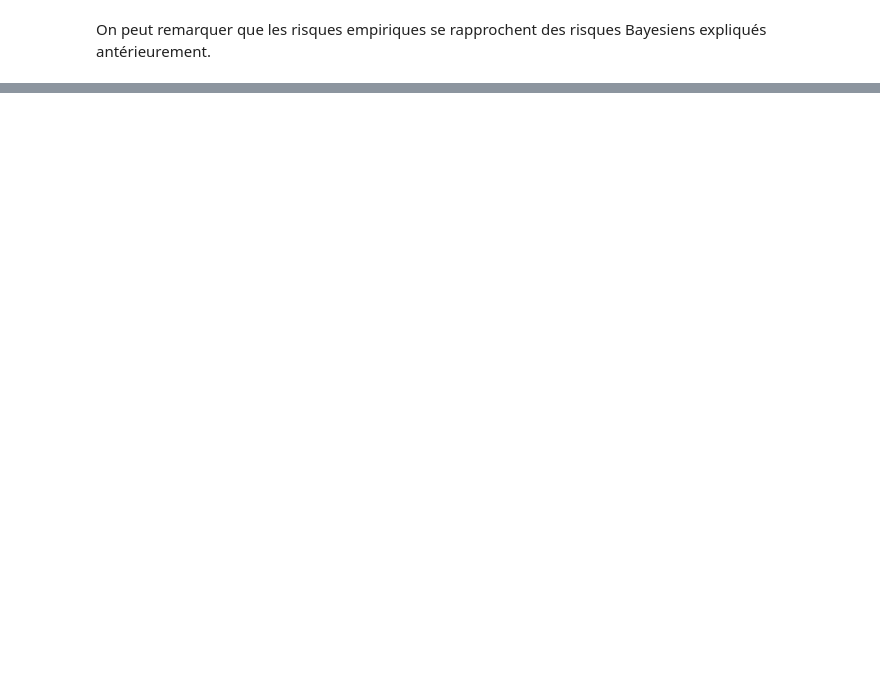
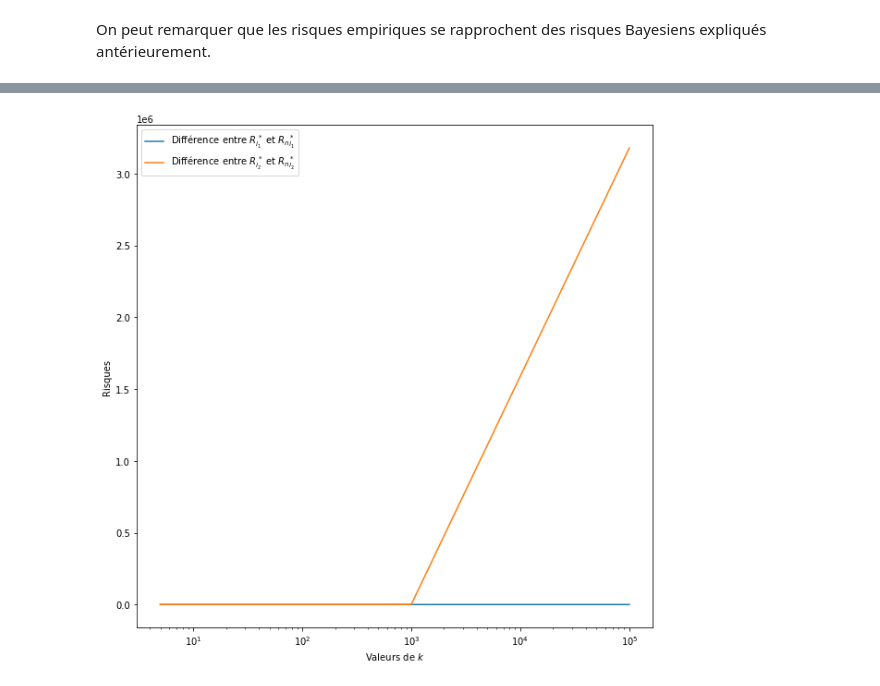
Before and after one commit to Bast-94/FTML-project, a Jupyter notebook: 2-Bayes_risk_with_absolute_loss.ipynb, the cells around one changed output, grey strips where cells are left out. Saved outputs shown, nothing was run; the diff lists cells and outputs as text; code cells hidden in the pictures; blank space fills up the shorter version.

```diff
--- a/2-Bayes_risk_with_absolute_loss.ipynb
+++ b/2-Bayes_risk_with_absolute_loss.ipynb
@@ -174,0 +190,11 @@ On peut remarquer que les risques empiriques se rapprochent des risques Bayesien
+# %%
+k_list = [5, 10, 20, 50, 100, 500, 1000, int(1e5)]
+
+risks_list = []
+for k in k_list:
+    risks_list.append(
+        make_simulation(k=k, n_samples=int(1e7), n_samples_to_display=200)
+    )
+
+risks = np.asarray(risks_list)
+print(risks)
@@ -174,0 +210,24 @@ On peut remarquer que les risques empiriques se rapprochent des risques Bayesien
+# %%
+fig, axs = plt.subplots(nrows=1, ncols=1, figsize=(10, 10))
+label_list = ["r_star_l1", "empirical_risk_l1", "r_star_l2", "empirical_risk_l2"]
+for i, label in enumerate(label_list):
+    # axs.plot(k_list,risks[:,i],label= label)
+    break
+axs.plot(
+    k_list,
+    risks[:, 0] - risks[:, 1],
+    label="Différence entre $R_{l_1}^*$ et ${R_n}_{l_1}^*$",
+)
+axs.plot(
+    k_list,
+    risks[:, 2] - risks[:, 3],
+    label="Différence entre $R_{l_2}^*$ et ${R_n}_{l_2}^*$",
+)
+axs.set_xscale("log")
+# axs.set_yscale("log")
+axs.set_xlabel("Valeurs de $k$")
+axs.set_ylabel("Risques")
+axs.legend()
+plt.show()
+# %% [output]
+[figure, added]
```
Also changed, not shown: parts of 12 cells of this notebook.
